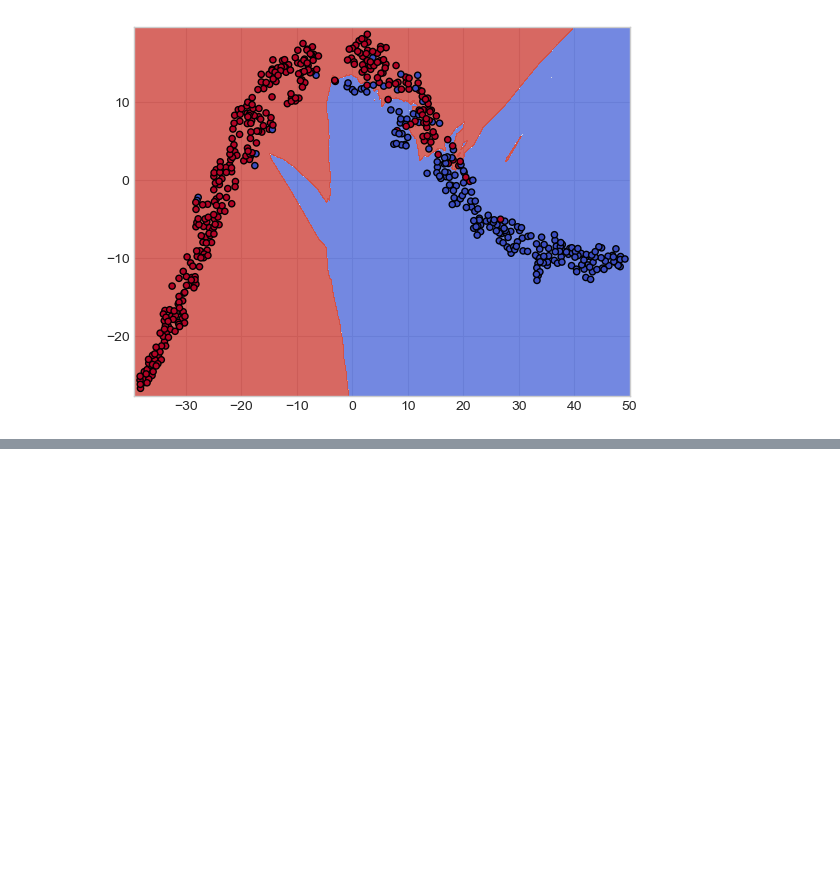
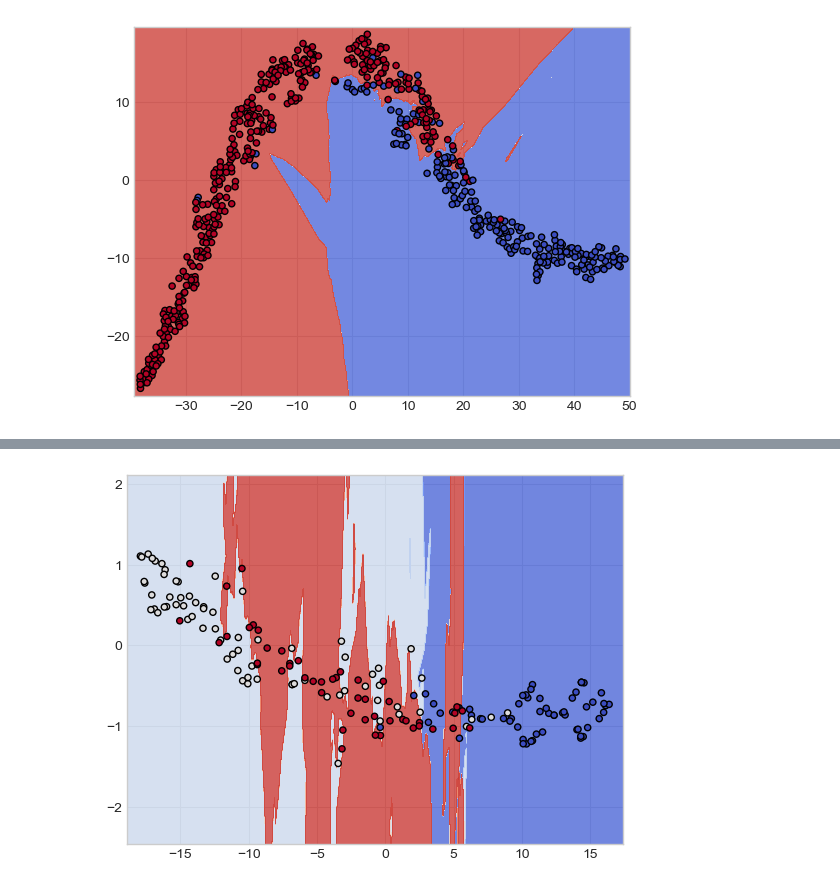
Before and after one commit to pjjongho/Practice-Python, a Jupyter notebook: machine_learning/4. KNN.ipynb, the cells around one changed output, grey strips where cells are left out. Drawn from its saved outputs; the diff is of its cells as text; code cells hidden in the pictures; blank space fills up the shorter version.

```diff
--- a/machine_learning/4. KNN.ipynb
+++ b/machine_learning/4. KNN.ipynb
@@ -313,0 +477,10 @@ plt.scatter(X_comp[:, 0], X_comp[:, 1], c=y, cmap=plt.cm.coolwarm, s=20, edgecol
+# %%
+model = KNeighborsClassifier()
+model.fit(X_comp, y)
+predict = model.predict(X_comp)
+# %%
+xx, yy = make_meshgrid(X_comp[:, 0], X_comp[:, 1])
+plot_countors(model, xx, yy, cmap=plt.cm.coolwarm, alpha=0.8)
+plt.scatter(X_comp[:, 0], X_comp[:, 1], c=y, cmap=plt.cm.coolwarm, s=20, edgecolors='k');
+# %% [output]
+[figure, added]
```
Also changed, not shown: parts of 24 cells of this notebook.
